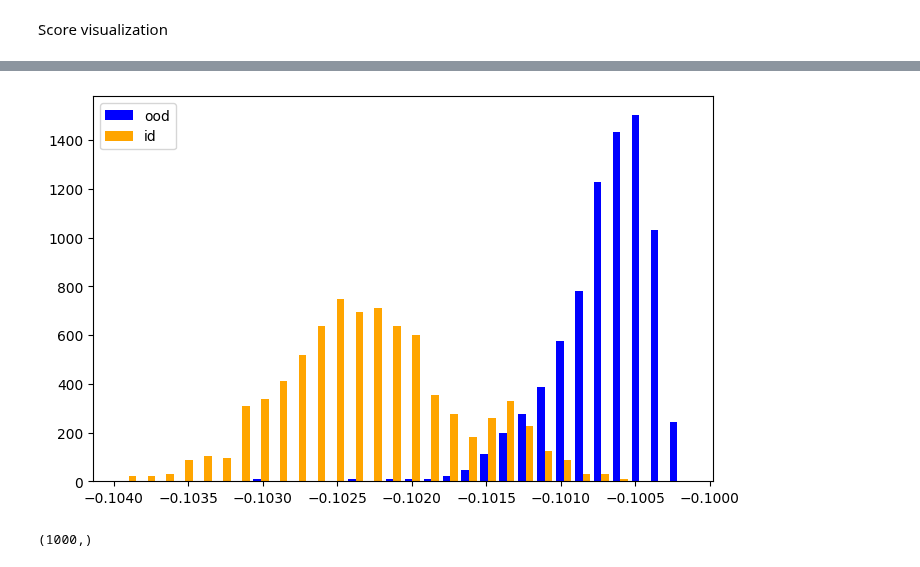
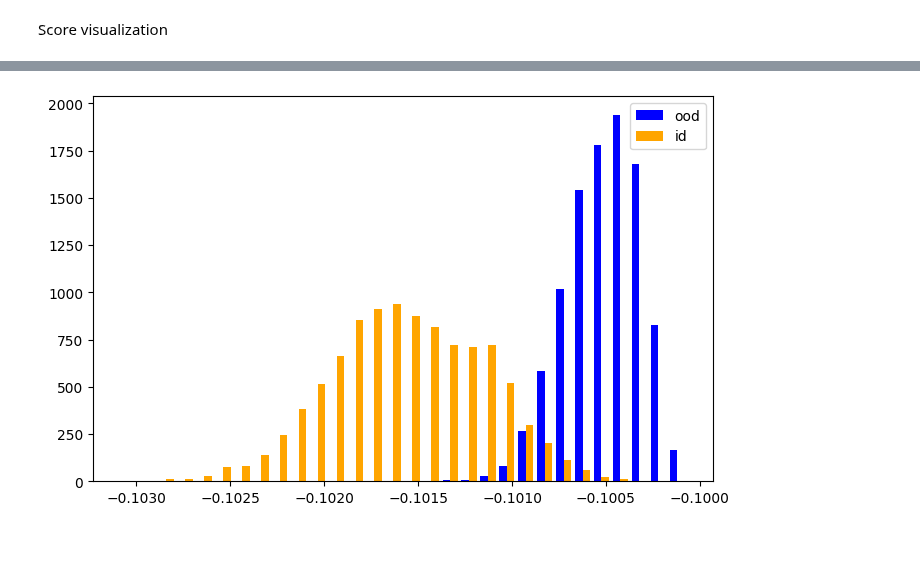
Before and after one commit to deel-ai/oodeel, a Jupyter notebook: notebooks/demo_simple_usage.ipynb, the cells around one changed output, grey strips where cells are left out. Drawn from its saved outputs; the diff is of its cells as text; code cells hidden in the pictures.

```diff
--- a/notebooks/demo_simple_usage.ipynb
+++ b/notebooks/demo_simple_usage.ipynb
@@ -135,25 +150,27 @@ AssertionError: Inputs must be tf.data.Dataset, or a tuple of np.ndarray/tf.Tens
 # %%
 %autoreload 2
 from oodeel.methods import ODIN
+
+data_handler = DataHandler()
+ds1 = data_handler.load_tfds('mnist', preprocess=True, preprocessing_fun=normalize)
+ds2 = data_handler.load_tfds('fashion_mnist', preprocess=True, preprocessing_fun=normalize)
+x_id = ds1["test"]
+x_ood = ds2["test"]
+x_train = ds1["train"]
+
 
 oodmodel = ODIN()
 oodmodel.fit(model)
 
 
 
 plt.figure(figsize=(8,5))
-
-
-#x_id, y_id = data_handler.convert_to_numpy(x_id)
-#x_ood, y_ood = data_handler.convert_to_numpy(x_ood)
-scores_id = oodmodel.score((x_id[:1000], y_id[:1000]))
-scores_ood = oodmodel.score((x_ood[:1000], y_ood[:1000]))
+#x_idn, y_id = data_handler.convert_to_numpy(x_id)
+#x_oodn, y_ood = data_handler.convert_to_numpy(x_ood)
+scores_id = oodmodel.score(x_id)
+scores_ood = oodmodel.score(x_ood)
 plt.hist((scores_ood, scores_id), bins=30, color=("blue", "orange"), label=("ood", "id"), density=True)
 plt.legend()
 plt.show()
 # %% [output]
-[figure, old version]
+[figure, new version]
-# %%
-scores_ood.shape
-# %% [output]
-(1000,)
```
Also changed, not shown: parts of 8 cells of this notebook, 7 other files.
